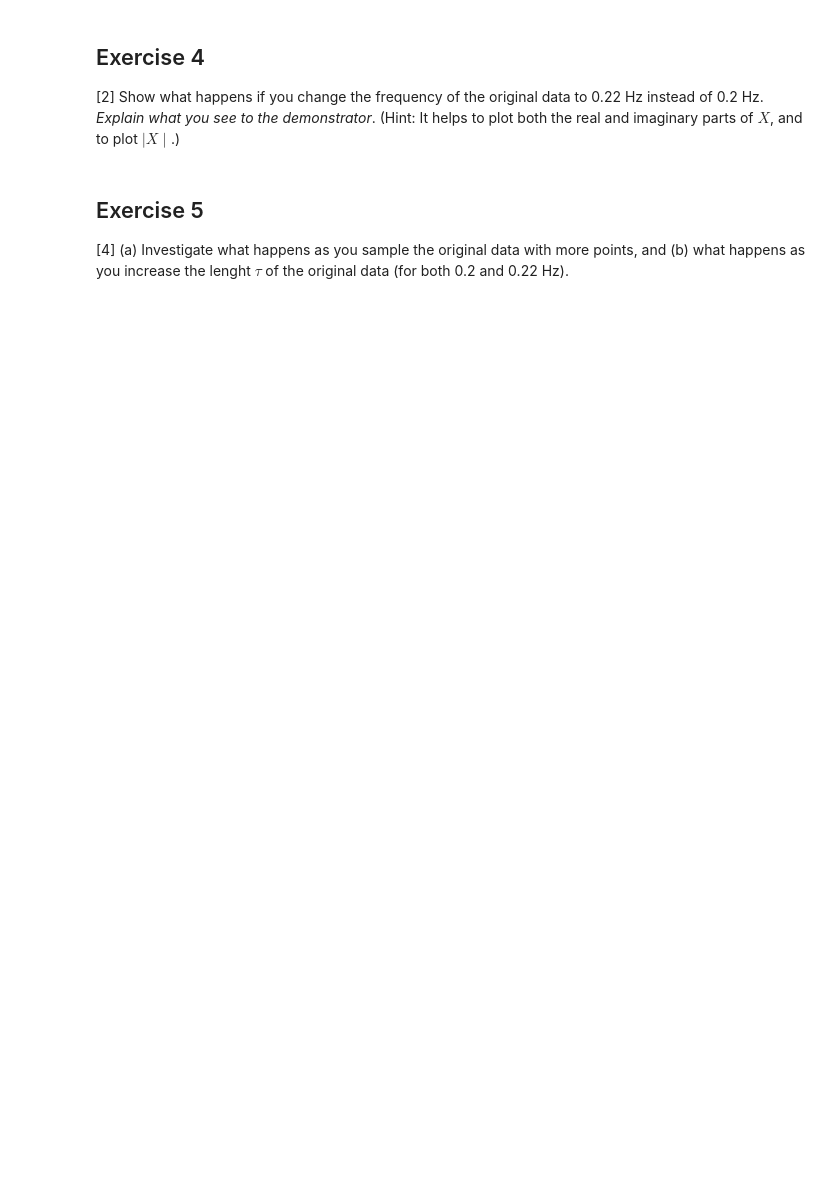
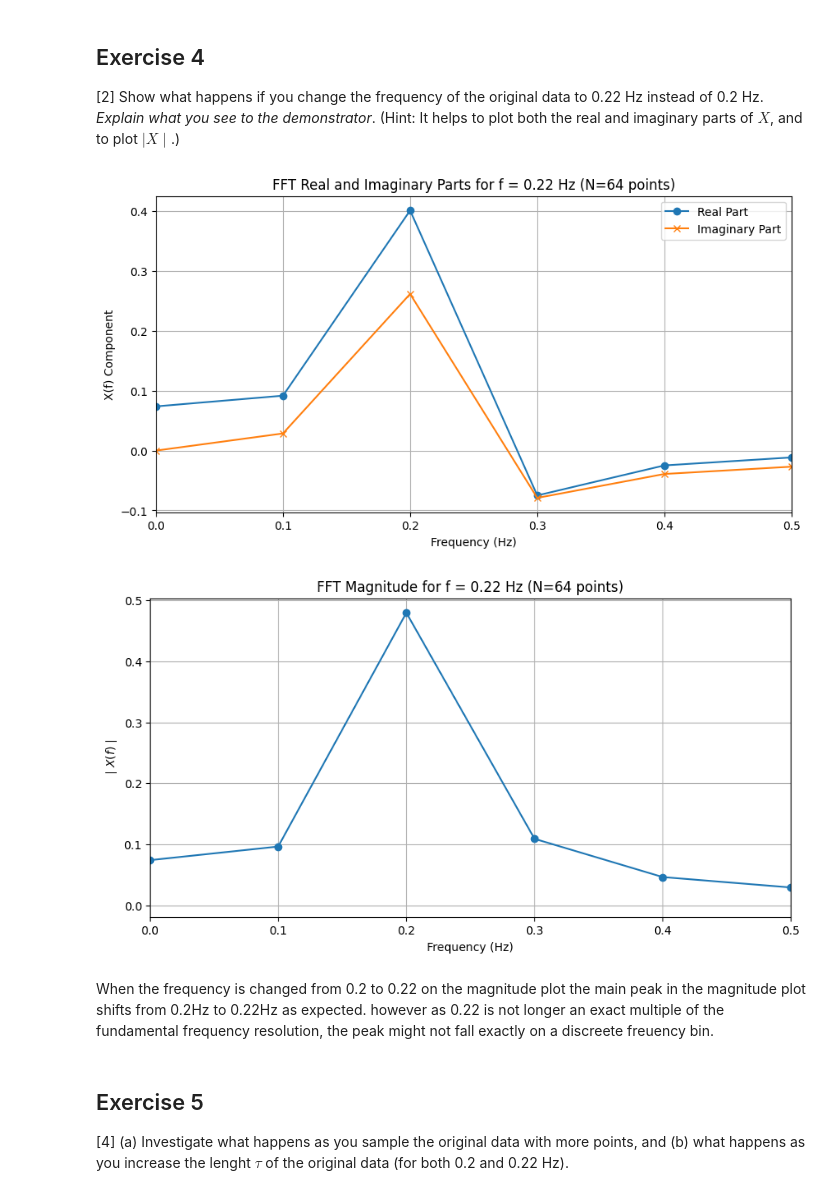
Before and after one commit to PX2145-2025/week-10-b-Zach-Bryant-2, a Jupyter notebook: FFT.ipynb, the cells around one changed output. Drawn from its saved outputs; the diff is of its cells as text; code cells hidden in the pictures; blank space fills up the shorter version.

```diff
--- a/FFT.ipynb
+++ b/FFT.ipynb
@@ -346,6 +410,48 @@ plt.legend()
 ## Exercise 4
 [2] Show what happens if you change the frequency of the original data to 0.22 Hz instead of 0.2 Hz. _Explain what you see to the demonstrator_.
 (Hint: It helps to plot both the real and imaginary parts of $X$, and to plot $\mid X \mid$.)
+# %%
+# Parameters from previous exercises
+N = 64
+tau = 10.0
+t = np.linspace(0, tau, N, endpoint=False)
+Fs = N / tau
+
+# New frequency for Exercise 4
+f_new = 0.22
+x_new = np.cos(2 * np.pi * f_new * t) # Create x array with new frequency
+
+# Calculate FFT using Spectrum1
+frq_new, X_new = Spectrum1(x_new, Fs)
+
+
+# Plotting Real and Imaginary parts of X(f)
+plt.figure(figsize=(10, 5))
+plt.plot(frq_new, np.real(X_new), 'o-', label='Real Part')
+plt.plot(frq_new, np.imag(X_new), 'x-', label='Imaginary Part')
+plt.title(f'FFT Real and Imaginary Parts for f = {f_new} Hz (N={N} points)')
+plt.xlabel('Frequency (Hz)')
+plt.ylabel('X(f) Component')
+plt.legend()
+plt.grid(True)
+plt.xlim(0, 0.5) # Limit x-axis to show relevant frequencies
+plt.show()
+
+# Plotting |X(f)|
+plt.figure(figsize=(10, 5))
+plt.plot(frq_new, np.abs(X_new), 'o-')
+plt.title(f'FFT Magnitude for f = {f_new} Hz (N={N} points)')
+plt.xlabel('Frequency (Hz)')
+plt.ylabel('$\mid X(f)\mid$')
+plt.grid(True)
+plt.xlim(0, 0.5) # Limit x-axis to show relevant frequencies
+plt.show()
+# %% [output]
+[figure, added]
+[figure, added]
+# %% [markdown]
+
+When the frequency is changed from 0.2 to 0.22 on the magnitude plot the main peak in the magnitude plot shifts from 0.2Hz to 0.22Hz as expected. however as 0.22 is not longer an exact multiple of the fundamental frequency resolution, the peak might not fall exactly on a discreete freuency bin.
 # %% [markdown]
 ## Exercise 5
 
```
Also changed, not shown: parts of 13 cells of this notebook.
